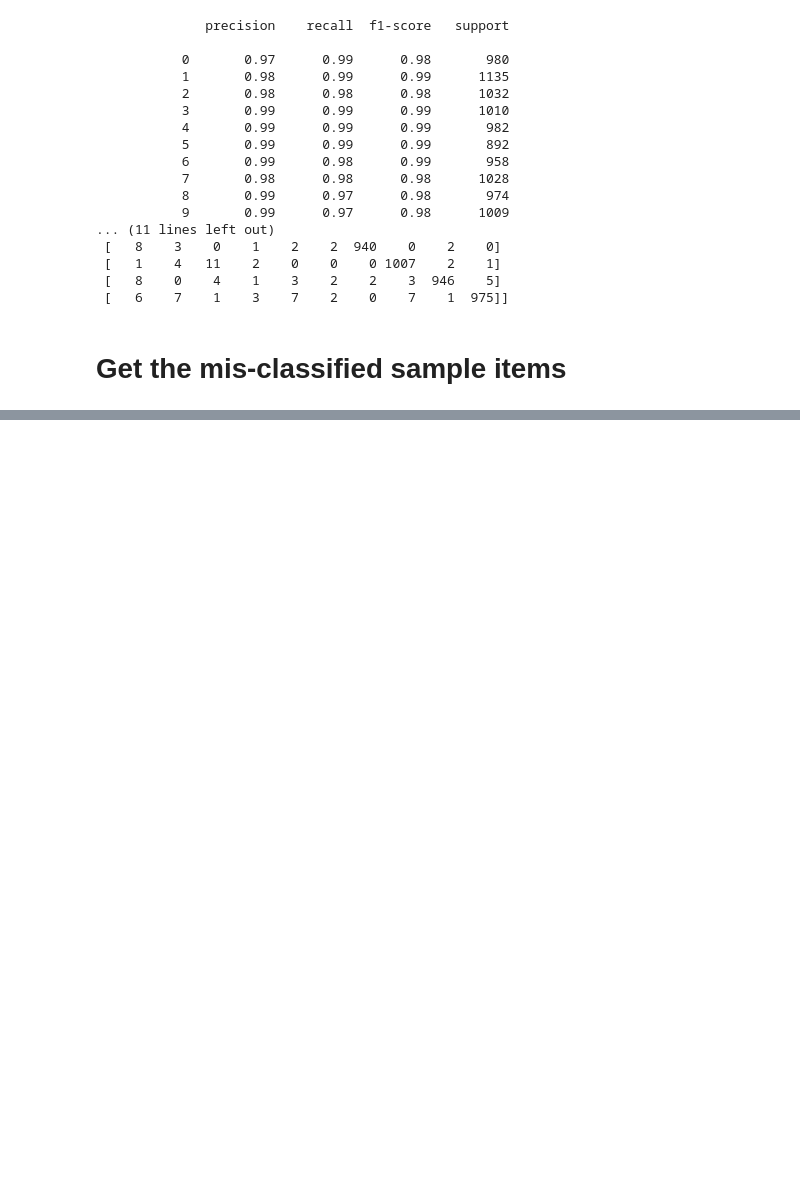
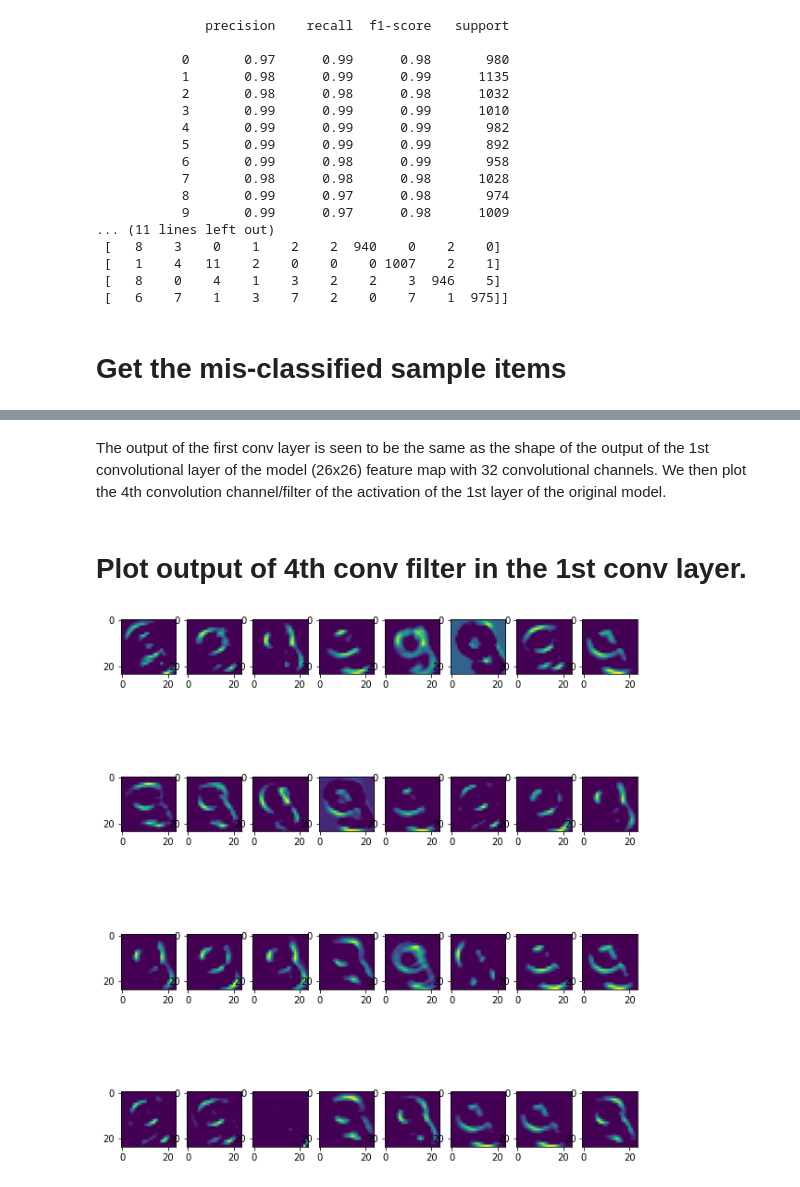
Before and after one commit to CWanjohi/SimpleImageClassifier, a Jupyter notebook: DIP_Coursework.ipynb, the cells around one changed output, grey strips where cells are left out. Cells and saved outputs as stored; diff of their text form; code cells hidden in the pictures; blank space fills up the shorter version.

```diff
--- a/DIP_Coursework.ipynb
+++ b/DIP_Coursework.ipynb
@@ -391,0 +459,14 @@ print(confusion_matrix(np.argmax(y_test,axis=1),y_pred))
+# %%
+from tensorflow.keras.models import Model
+
+#extract the output of the top 7 layers-layer outputs
+layer_outputs = [layer.output for layer in model.layers[:7]]
+
+#create a model to return those outputs given the model's input
+activation_model = Model(inputs=model.input,outputs= layer_outputs)
+
+#display the test image of the activation model
+img_tensor = x_test[151].reshape(1,28,28,1)
+figure1 = plt.figure(figsize=(5,5))
+plt.imshow(img_tensor[0,:,:,0],cmap='inferno')
+plt.axis='off'
@@ -391,0 +504,5 @@ print(confusion_matrix(np.argmax(y_test,axis=1),y_pred))
+# %% [markdown]
+The output of the first conv layer is seen to be the same as the shape of the output of the 1st convolutional layer of the model (26x26) feature map with 32 convolutional channels.
+We then plot the 4th convolution channel/filter of the activation of the 1st layer of the original model.
+# %% [markdown]
+# Plot output of 4th conv filter in the 1st conv layer.
@@ -391,0 +511,15 @@ print(confusion_matrix(np.argmax(y_test,axis=1),y_pred))
+# %%
+#create a function to display the activation of a specific layer to show the behaviour of how the model makes a decision
+
+def display_activations(activations,col_size,row_size,act_index):
+  activation = activations[act_index]
+  activation_index = 0
+  fig,ax = plt.subplots(row_size,col_size, figsize=(row_size*2.5,col_size*1.5))
+  for row in range(0,row_size):
+    for col in range(0,col_size):
+      ax[row][col].imshow(activation[0,:,:,activation_index],cmap = 'viridis')
+      activation_index += 1
+
+display_activations(activations,8,4,1)
+# %% [output]
+[figure, added]
```
Also changed, not shown: parts of 9 cells of this notebook.
